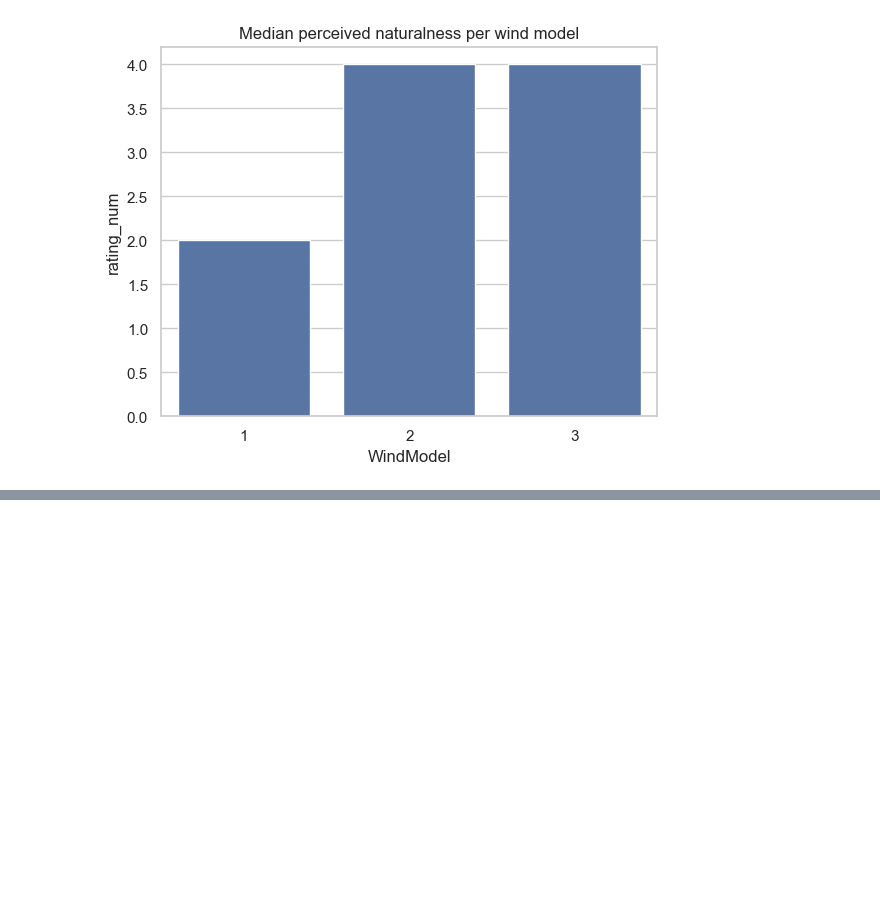
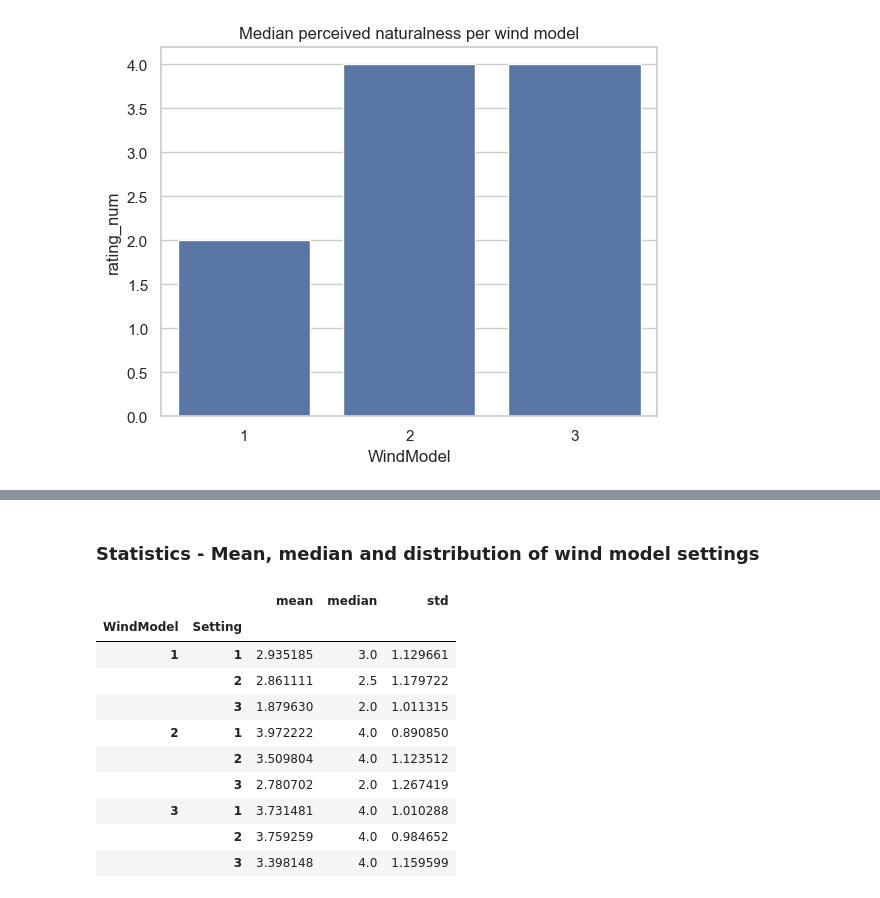
Before and after one commit to fhagerstrom/tree-motion-analysis, a Jupyter notebook: DV1583_fahg19_userStudyAnalysis.ipynb, the cells around one changed output, grey strips where cells are left out. Cells and saved outputs as stored; diff of their text form; code cells hidden in the pictures; blank space fills up the shorter version.

```diff
--- a/DV1583_fahg19_userStudyAnalysis.ipynb
+++ b/DV1583_fahg19_userStudyAnalysis.ipynb
@@ -178,0 +227,17 @@ plt.show()
+# %% [markdown]
+### Statistics - Mean, median and distribution of wind model settings
+# %%
+# MEAN, MEDIAN AND STANDARD DEVIATION OF SETTINGS PER WIND MODEL
+df_long.groupby(["WindModel", "Setting"])["rating_num"].agg(["mean", "median", "std"])
+# %% [output]
+|  |  | mean | median | std |
+| WindModel | Setting |  |  |  |
+| 1 | 1 | 2.935185 | 3.0 | 1.129661 |
+|  | 2 | 2.861111 | 2.5 | 1.179722 |
+|  | 3 | 1.879630 | 2.0 | 1.011315 |
+| 2 | 1 | 3.972222 | 4.0 | 0.890850 |
+|  | 2 | 3.509804 | 4.0 | 1.123512 |
+|  | 3 | 2.780702 | 2.0 | 1.267419 |
+| 3 | 1 | 3.731481 | 4.0 | 1.010288 |
+|  | 2 | 3.759259 | 4.0 | 0.984652 |
+|  | 3 | 3.398148 | 4.0 | 1.159599 |
```
Also changed, not shown: parts of 18 cells of this notebook, 4 other files.
